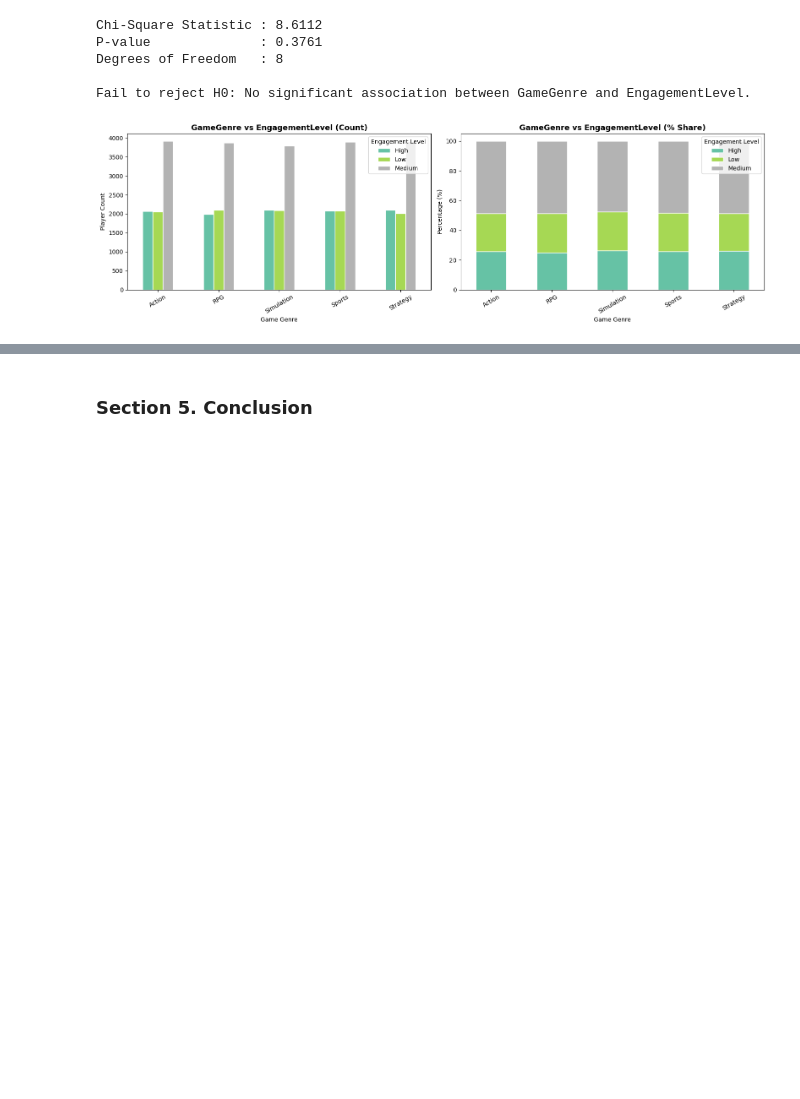
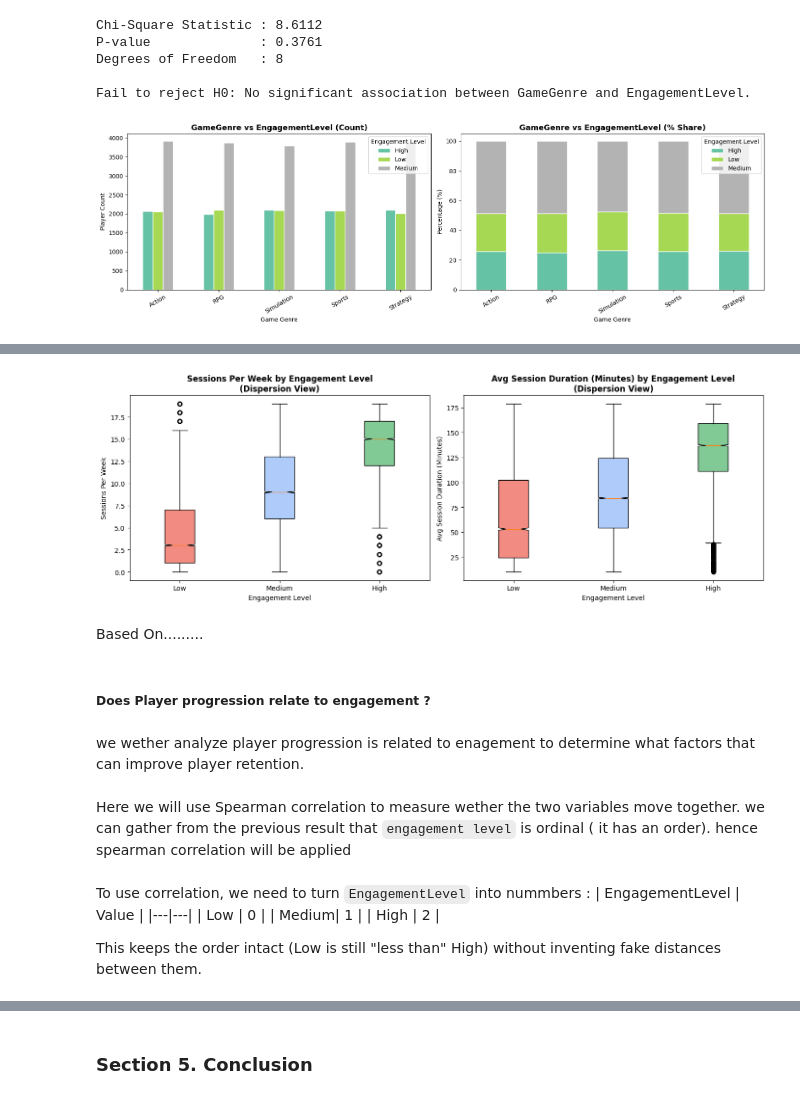
Before and after one commit to lTsumetai/Online-Gaming-Behavior-Player-Retention, a Jupyter notebook: Player Retention.ipynb, the cells around one changed output, grey strips where cells are left out. Cells and saved outputs as stored; diff of their text form; code cells hidden in the pictures; blank space fills up the shorter version.

Commit message:
Analysis when and correlation

```diff
--- a/Player Retention.ipynb
+++ b/Player Retention.ipynb
@@ -386,0 +396,14 @@ plt.show()
+# %%
+metrics = ['SessionsPerWeek', 'AvgSessionDurationMinutes']
+
+for metric in metrics:
+    print(f'=== {metric} ===')
+    for level in ['Low', 'Medium', 'High']:
+        group = Online_gaming_df[Online_gaming_df['EngagementLevel'] == level][metric]
+        q1, q3 = group.quantile(0.25), group.quantile(0.75)
+        print(f'  {level} Engagement:')
+        print(f'    Mean   : {group.mean():.2f}')
+        print(f'    Std Dev: {group.std():.2f}')
+        print(f'    Range  : {group.max() - group.min():.2f}')
+        print(f'    IQR    : {q3 - q1:.2f}')
+    print()
@@ -386,0 +428,40 @@ plt.show()
+# %%
+fig, axes = plt.subplots(1, 2, figsize=(14, 5))
+engagement_order = ['Low', 'Medium', 'High']
+colors = ['#f28b82', '#aecbfa', '#81c995']
+
+for ax, metric, label in zip(
+    axes,
+    ['SessionsPerWeek', 'AvgSessionDurationMinutes'],
+    ['Sessions Per Week', 'Avg Session Duration (Minutes)']
+):
+    data_by_level = [Online_gaming_df[Online_gaming_df['EngagementLevel'] == lvl][metric]
+                     for lvl in engagement_order]
+    bp = ax.boxplot(data_by_level, labels=engagement_order, patch_artist=True, notch=True)
+    for patch, color in zip(bp['boxes'], colors):
+        patch.set_facecolor(color)
+    ax.set_title(f'{label} by Engagement Level\n(Dispersion View)', fontsize=12, fontweight='bold')
+    ax.set_xlabel('Engagement Level')
+    ax.set_ylabel(label)
+
+plt.tight_layout()
+plt.show()
+# %% [output]
+[figure, added]
+# %% [markdown]
+Based On.........
+# %% [markdown]
+##### Does Player progression relate to engagement ?
+# %% [markdown]
+we wether analyze player progression is related to enagement to determine what factors that can improve player retention.
+# %% [markdown]
+Here we will use Spearman correlation to measure wether the two variables move together. we can gather from the previous result that `engagement level` is ordinal ( it has an order). hence spearman correlation will be applied
+# %% [markdown]
+To use correlation, we need to turn `EngagementLevel` into nummbers :
+| EngagementLevel | Value |
+|---|---|
+| Low | 0 |
+| Medium| 1 |
+| High | 2 |
+
+This keeps the order intact (Low is still "less than" High) without inventing fake distances between them.
```
Also changed, not shown: parts of 9 cells of this notebook.
